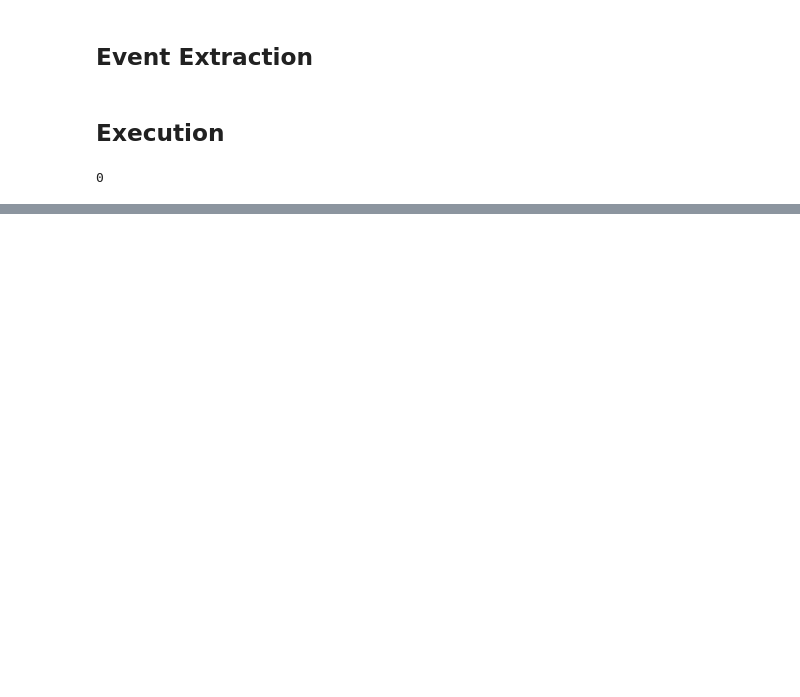
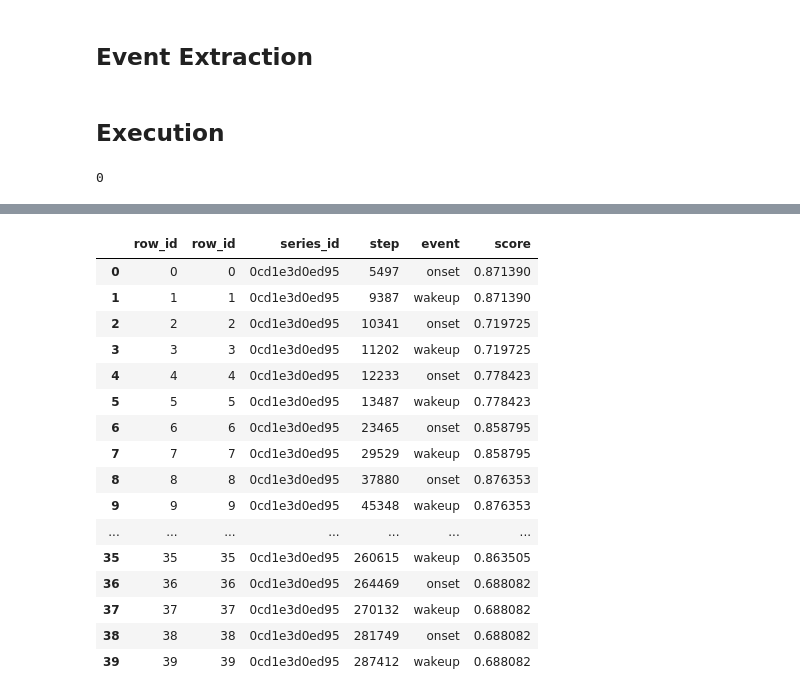
Before and after one commit to Timon0/ai-challenge-neural-nappers, a Jupyter notebook: notebooks/transformer/submission-kaggle.ipynb, the cells around one changed output, grey strips where cells are left out. Drawn from its saved outputs; the diff is of its cells as text; code cells hidden in the pictures; blank space fills up the shorter version.

```diff
--- a/notebooks/transformer/submission-kaggle.ipynb
+++ b/notebooks/transformer/submission-kaggle.ipynb
@@ -299,6 +272,6 @@ class PositionalEncoding(nn.Module):
         return self.dropout(x)
 # %%
 #model = LightningModel.load_from_checkpoint('/kaggle/input/transformer-checkpoint/transformer.ckpt')
-model = LightningModel.load_from_checkpoint('../../models/transformer/neural-nappers/pei7u45k/checkpoints/transformer.ckpt')
+model = LightningModel.load_from_checkpoint('../../models/transformer/neural-nappers/613dj1tv/checkpoints/transformer.ckpt')
 model.eval()
 # %% [output]
@@ -338,23 +312,19 @@ def prediction(series):
     confidence_1_list = []
 
     series_length, series_columns = series[FEATURES].values.shape
-    print(f'Series-length: {series_length}')
     start_time = time()
-    dataset = TensorDataset(torch.from_numpy(np.vstack(np.ravel(series[FEATURES].values))
+    dataset = TensorDataset(torch.from_numpy(np.array(np.ravel(series[FEATURES].values).tolist())
                                              .reshape(series_length, series_columns, 2)).to(torch.float32).to(device))
 
-    print(f'Creation of dataset took {(time() - start_time):.2f} Seconds')
     dataloader = DataLoader(dataset, batch_size=10000)
     start_time = time()
     for index, batch in enumerate(dataloader):
-        print(f'Batch Nr. {index + 1}')
         label, confidence_0, confidence_1 = prediction_batch(batch[0])
 
         label_list.append(label)
         confidence_0_list.append(confidence_0)
         confidence_1_list.append(confidence_1)
 
-    print(f'Prediction took {(time() - start_time):.2f} Seconds')
     predictions['prediction_class'] = torch.cat(label_list).cpu().numpy()
     predictions['prediction_confidence_0'] = torch.cat(confidence_0_list).cpu().numpy()
     predictions['prediction_confidence_1'] = torch.cat(confidence_1_list).cpu().numpy()
@@ -394,7 +364,7 @@ def event_extraction(series):
 
         for onset, wakeup in sleep_periods :
             # Scoring using mean probability over period
-            score = 1 - series[(series['step'] >= onset) & (series['step'] < wakeup)]['score'].mean()
+            score = 1 - series[(series['step'] >= onset) & (series['step'] < wakeup)]['confidence_awake'].mean()
 
             # Adding sleep event to dataframe
             onset_row = {'row_id': len(events), 'series_id': series_id, 'step': onset, 'event': 'onset', 'score': score}
@@ -409,7 +379,7 @@ def event_extraction(series):
 # %%
 #df_test = pd.read_parquet('/kaggle/input/child-mind-institute-detect-sleep-states/test_series.parquet', columns=['series_id'])
 df_test = pd.read_parquet('../../data/processed/validation_series_split.parquet', columns=['series_id'])
-series_ids = df_test.series_id.unique()[:5]
+series_ids = df_test.series_id.unique()[1:2]
 del df_test
 gc.collect()
 # %% [output]
@@ -455,3 +423,23 @@ submissions = events
 submissions.reset_index(inplace=True)
 submissions.rename(columns={"index": "row_id"}, inplace=True)
 submissions.to_csv('submission.csv', sep=',', index=False)
+# %%
+submissions
+# %% [output]
+|  | row_id | row_id | series_id | step | event | score |
+| 0 | 0 | 0 | 0cd1e3d0ed95 | 5497 | onset | 0.871390 |
+| 1 | 1 | 1 | 0cd1e3d0ed95 | 9387 | wakeup | 0.871390 |
+| 2 | 2 | 2 | 0cd1e3d0ed95 | 10341 | onset | 0.719725 |
+| 3 | 3 | 3 | 0cd1e3d0ed95 | 11202 | wakeup | 0.719725 |
+| 4 | 4 | 4 | 0cd1e3d0ed95 | 12233 | onset | 0.778423 |
+| 5 | 5 | 5 | 0cd1e3d0ed95 | 13487 | wakeup | 0.778423 |
+| 6 | 6 | 6 | 0cd1e3d0ed95 | 23465 | onset | 0.858795 |
+| 7 | 7 | 7 | 0cd1e3d0ed95 | 29529 | wakeup | 0.858795 |
+| 8 | 8 | 8 | 0cd1e3d0ed95 | 37880 | onset | 0.876353 |
+| 9 | 9 | 9 | 0cd1e3d0ed95 | 45348 | wakeup | 0.876353 |
+| ... | ... | ... | ... | ... | ... | ... |
+| 35 | 35 | 35 | 0cd1e3d0ed95 | 260615 | wakeup | 0.863505 |
+| 36 | 36 | 36 | 0cd1e3d0ed95 | 264469 | onset | 0.688082 |
+| 37 | 37 | 37 | 0cd1e3d0ed95 | 270132 | wakeup | 0.688082 |
+| 38 | 38 | 38 | 0cd1e3d0ed95 | 281749 | onset | 0.688082 |
+| 39 | 39 | 39 | 0cd1e3d0ed95 | 287412 | wakeup | 0.688082 |
```
Also changed, not shown: parts of 9 cells of this notebook, 2 other files.
